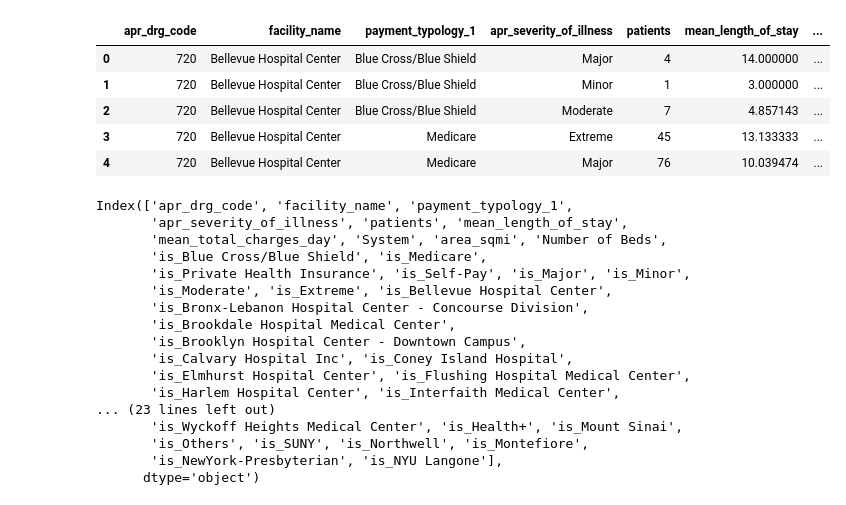
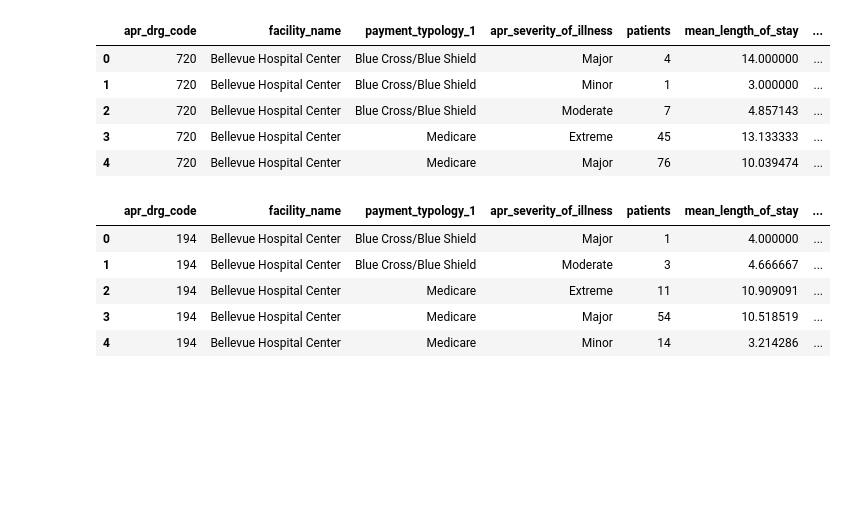
Before and after one commit to westerleyy/medicareinNYC, a Jupyter notebook: analytics/bayes_net_analysis.ipynb, the cells around one changed output. Saved outputs shown, nothing was run; the diff lists cells and outputs as text; code cells hidden in the pictures; blank space fills up the shorter version.

```diff
--- a/analytics/bayes_net_analysis.ipynb
+++ b/analytics/bayes_net_analysis.ipynb
@@ -20,5 +20,15 @@ septicemia2017.head()
 | 2 | 720 | Bellevue Hospital Center | Blue Cross/Blue Shield | Moderate | 7 | 4.857143 | ... |
 | 3 | 720 | Bellevue Hospital Center | Medicare | Extreme | 45 | 13.133333 | ... |
 | 4 | 720 | Bellevue Hospital Center | Medicare | Major | 76 | 10.039474 | ... |
+# %%
+septicemia2017 = pd.read_csv('../data/sparcs/heart_failure/summary_2017.csv')
+septicemia2017.head()
+# %% [output]
+|  | apr_drg_code | facility_name | payment_typology_1 | apr_severity_of_illness | patients | mean_length_of_stay | ... |
+| 0 | 194 | Bellevue Hospital Center | Blue Cross/Blue Shield | Major | 1 | 4.000000 | ... |
+| 1 | 194 | Bellevue Hospital Center | Blue Cross/Blue Shield | Moderate | 3 | 4.666667 | ... |
+| 2 | 194 | Bellevue Hospital Center | Medicare | Extreme | 11 | 10.909091 | ... |
+| 3 | 194 | Bellevue Hospital Center | Medicare | Major | 54 | 10.518519 | ... |
+| 4 | 194 | Bellevue Hospital Center | Medicare | Minor | 14 | 3.214286 | ... |
 # %%
 def flatten_categories(df, col):
@@ -33,20 +44,0 @@ septicemia2017 = flatten_categories(septicemia2017, 'System')
-# %%
-septicemia2017.columns
-# %% [output]
-Index(['apr_drg_code', 'facility_name', 'payment_typology_1',
-       'apr_severity_of_illness', 'patients', 'mean_length_of_stay',
-       'mean_total_charges_day', 'System', 'area_sqmi', 'Number of Beds',
-       'is_Blue Cross/Blue Shield', 'is_Medicare',
-       'is_Private Health Insurance', 'is_Self-Pay', 'is_Major', 'is_Minor',
-       'is_Moderate', 'is_Extreme', 'is_Bellevue Hospital Center',
-       'is_Bronx-Lebanon Hospital Center - Concourse Division',
-       'is_Brookdale Hospital Medical Center',
-       'is_Brooklyn Hospital Center - Downtown Campus',
-       'is_Calvary Hospital Inc', 'is_Coney Island Hospital',
-       'is_Elmhurst Hospital Center', 'is_Flushing Hospital Medical Center',
-       'is_Harlem Hospital Center', 'is_Interfaith Medical Center',
-... (23 lines left out)
-       'is_Wyckoff Heights Medical Center', 'is_Health+', 'is_Mount Sinai',
-       'is_Others', 'is_SUNY', 'is_Northwell', 'is_Montefiore',
-       'is_NewYork-Presbyterian', 'is_NYU Langone'],
-      dtype='object')
```
Also changed, not shown: parts of 9 cells of this notebook.
